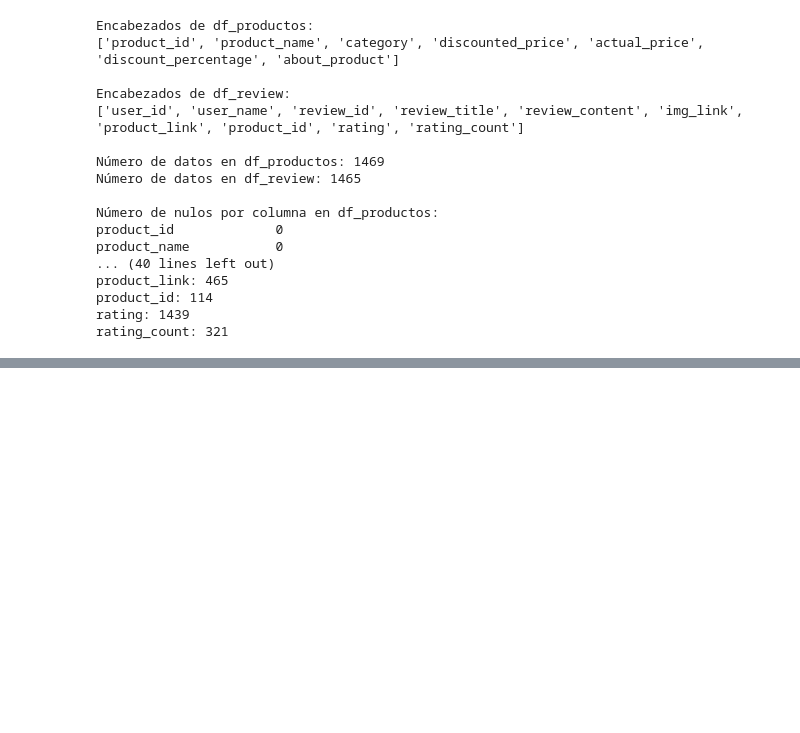
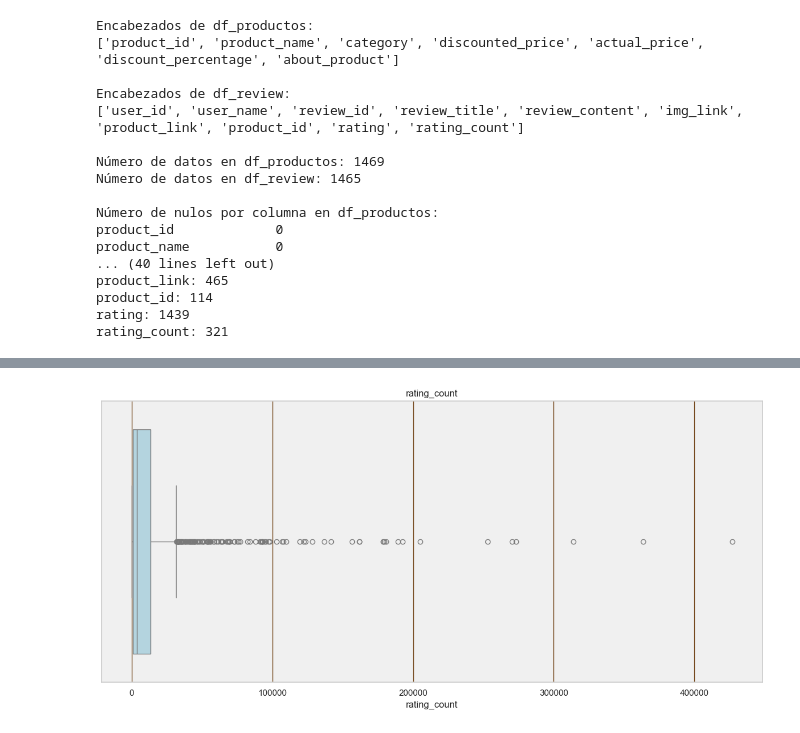
Before and after one commit to osirisberbesia/4DataLab, a Jupyter notebook: exploratorio_datalab.ipynb, the cells around one changed output, grey strips where cells are left out. Saved outputs shown, nothing was run; the diff lists cells and outputs as text; code cells hidden in the pictures; blank space fills up the shorter version.

```diff
--- a/exploratorio_datalab.ipynb
+++ b/exploratorio_datalab.ipynb
@@ -65,0 +188,22 @@ rating_count: 321
+# %%
+import pandas as pd
+import matplotlib.pyplot as plt
+import seaborn as sns
+import numpy as np
+
+df_review = pd.read_csv('CSV/amazon_review_clean.csv')
+
+# Convertir la columna 'rating_count' a tipo numérico (int)
+df_review['rating_count'] = pd.to_numeric(df_review['rating_count'], errors='coerce')
+
+sns.set(style="whitegrid", rc={"axes.facecolor": "#f0f0f0", "grid.color": "#704214"})  # Fondo gris claro y grid sepia
+
+plt.figure(figsize=(12, 6))
+sns.boxplot(x=df_review['rating_count'], color='#ADD8E6')
+plt.title('rating_count')
+
+
+plt.tight_layout()
+plt.show()
+# %% [output]
+[figure, added]
```
Also changed, not shown: parts of 12 cells of this notebook, 12 other files.
